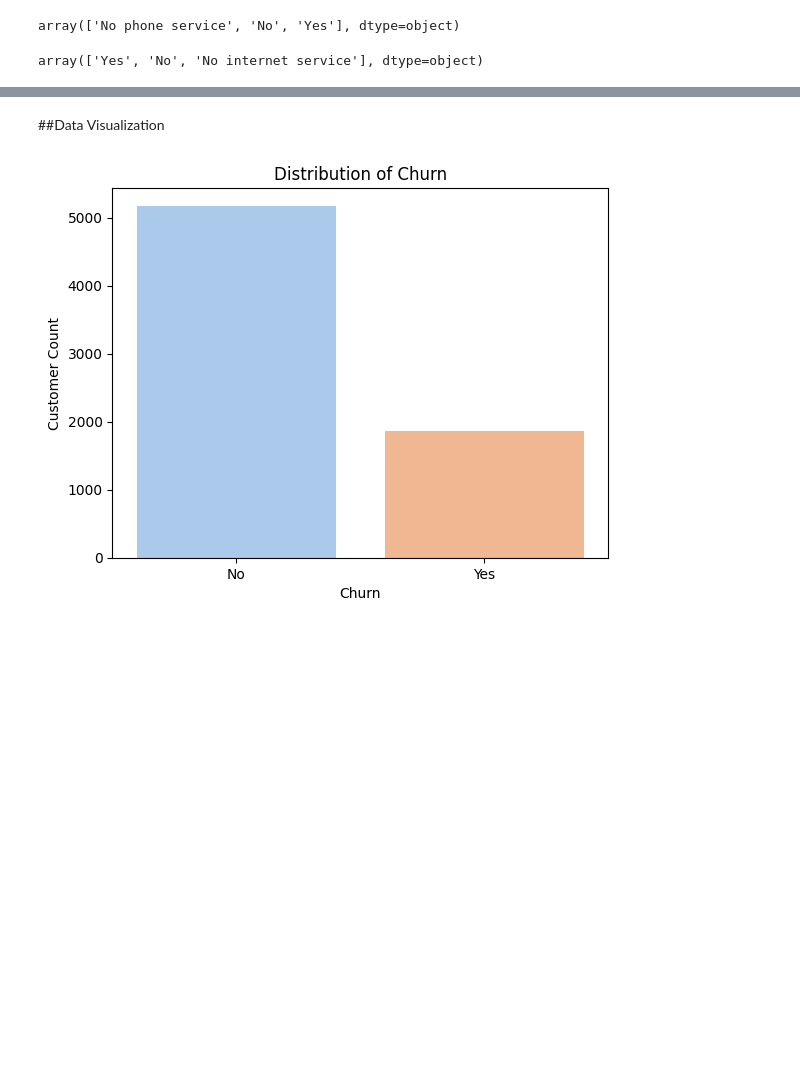
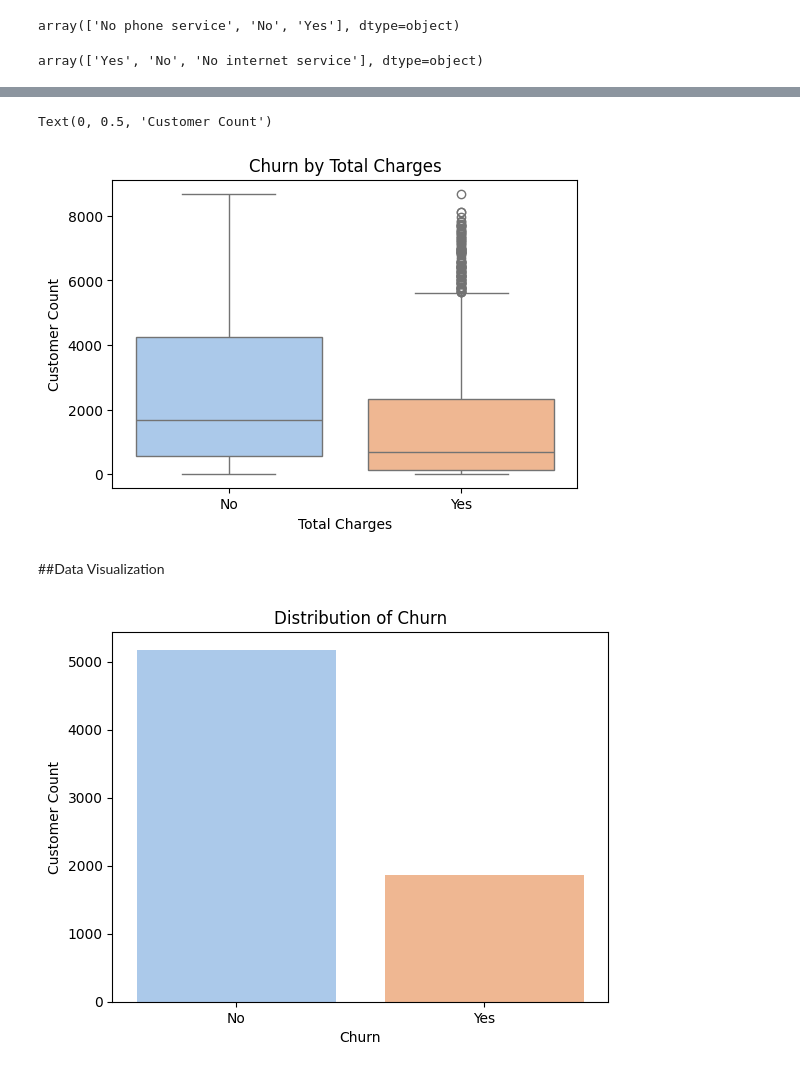
Before and after one commit to Wishmiii/Customer-Churn-Prediction-System-ML, a Jupyter notebook: CustomerChurnPredictionSystem.ipynb, the cells around one changed output, grey strips where cells are left out. Drawn from its saved outputs; the diff is of its cells as text; code cells hidden in the pictures; blank space fills up the shorter version.

```diff
--- a/CustomerChurnPredictionSystem.ipynb
+++ b/CustomerChurnPredictionSystem.ipynb
@@ -241,3 +234,15 @@ array(['Yes', 'No', 'No internet service'], dtype=object)
+# %%
+df['TotalCharges'] = pd.to_numeric(df['TotalCharges'], errors='coerce')
+# %%
+#Total Charges Vs. Churn
+plt.figure(figsize=(6,4))
+sns.boxplot(x='Churn',y='TotalCharges', data=df, hue='Churn', palette='pastel')
+plt.title('Churn by Total Charges')
+plt.xlabel('Total Charges')
+plt.ylabel('Customer Count')
+# %% [output]
+Text(0, 0.5, 'Customer Count')
+[figure, added]
 # %% [markdown]
 ##Data Visualization
 # %%
```
Also changed, not shown: parts of 19 cells of this notebook.
